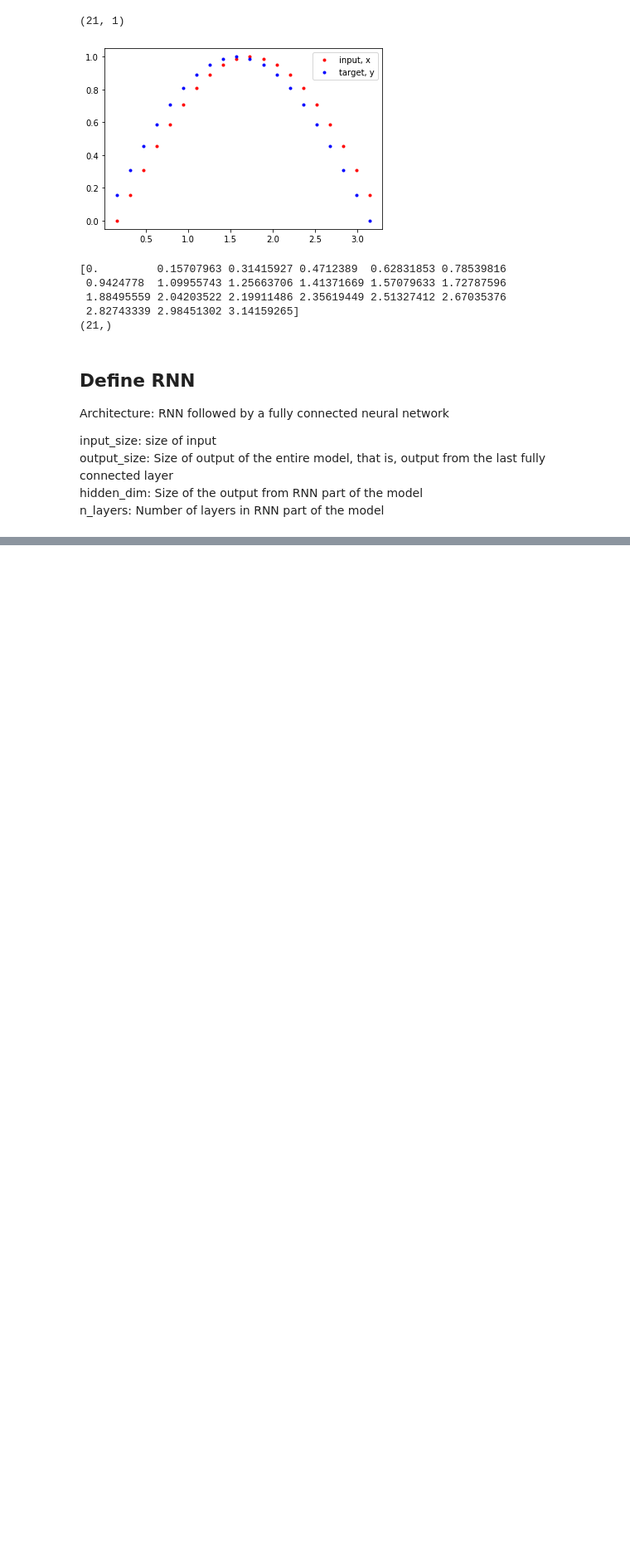
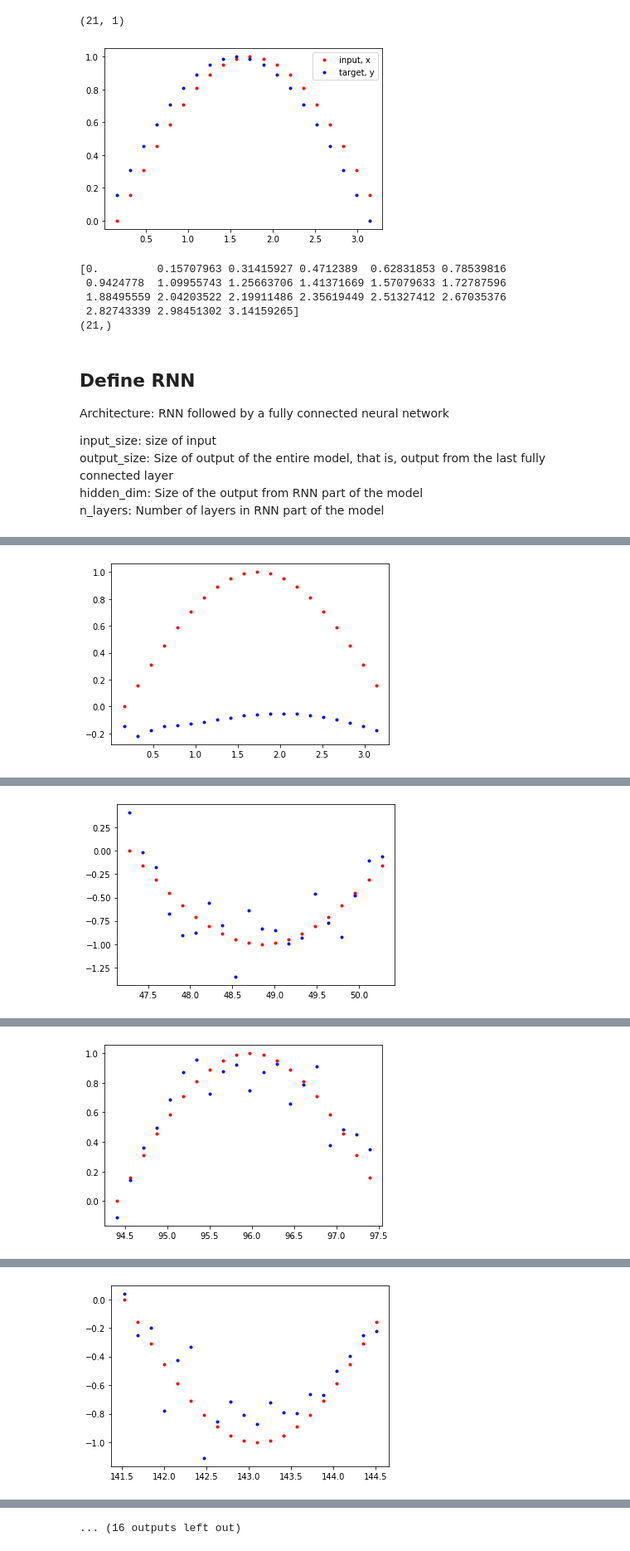
Before and after one commit to MonideepDe/RNN-Examples, a Jupyter notebook: SimpleRNN.ipynb, the cells around one changed output, grey strips where cells are left out. Shown at 83% size. Drawn from its saved outputs; the diff is of its cells as text; code cells hidden in the pictures; blank space fills up the shorter version.

```diff
--- a/SimpleRNN.ipynb
+++ b/SimpleRNN.ipynb
@@ -88,6 +88,7 @@ class RNN(nn.Module):
         hidden is initial hidden state
         """
         batch_size = x.size(0)
-        r_out, hidden = nn.rnn(x, hidden)
+        r_out, hidden = self.rnn(x, hidden)
         r_out = r_out.view(-1, self.hidden_dim)
         output = self.fc(r_out)
+        return output, hidden
@@ -93,0 +97,8 @@ class RNN(nn.Module):
+# %%
+test_rnn = RNN(input_size=1, output_size=1, hidden_dim=10, n_layers=2)
+
+# generate test data
+time_steps = np.linspace(0, np.pi, seq_length)
+data = np.sin(time_steps)
+data = data.reshape(-1,1)
+data.shape
@@ -93,0 +149,10 @@ class RNN(nn.Module):
+# %%
+#Hyper-paramters
+input_size = 1
+output_size = 1
+hidden_dim = 10
+n_layers = 2
+
+#instantiate RNN
+rnn = RNN(input_size, output_size, hidden_dim, n_layers)
+print(rnn)
@@ -93,0 +164,4 @@ class RNN(nn.Module):
+# %%
+# Loss function
+criterion=nn.MSELoss()
+optimizer = torch.optim.Adam(rnn.parameters(), lr=0.1)
@@ -93,0 +224,7 @@ class RNN(nn.Module):
+# %%
+# train the rnn and monitor results
+n_steps = 200
+print_every = 15
+
+trained_rnn = train(rnn, n_steps, print_every)
+# %% [output]
@@ -93,0 +232 @@ class RNN(nn.Module):
+[figure, added]
@@ -93,0 +234 @@ class RNN(nn.Module):
+[figure, added]
@@ -93,0 +236 @@ class RNN(nn.Module):
+[figure, added]
@@ -93,0 +238 @@ class RNN(nn.Module):
+[figure, added]
@@ -93,0 +243 @@ class RNN(nn.Module):
+... (16 outputs left out)
```
Also changed, not shown: parts of 13 cells of this notebook.
